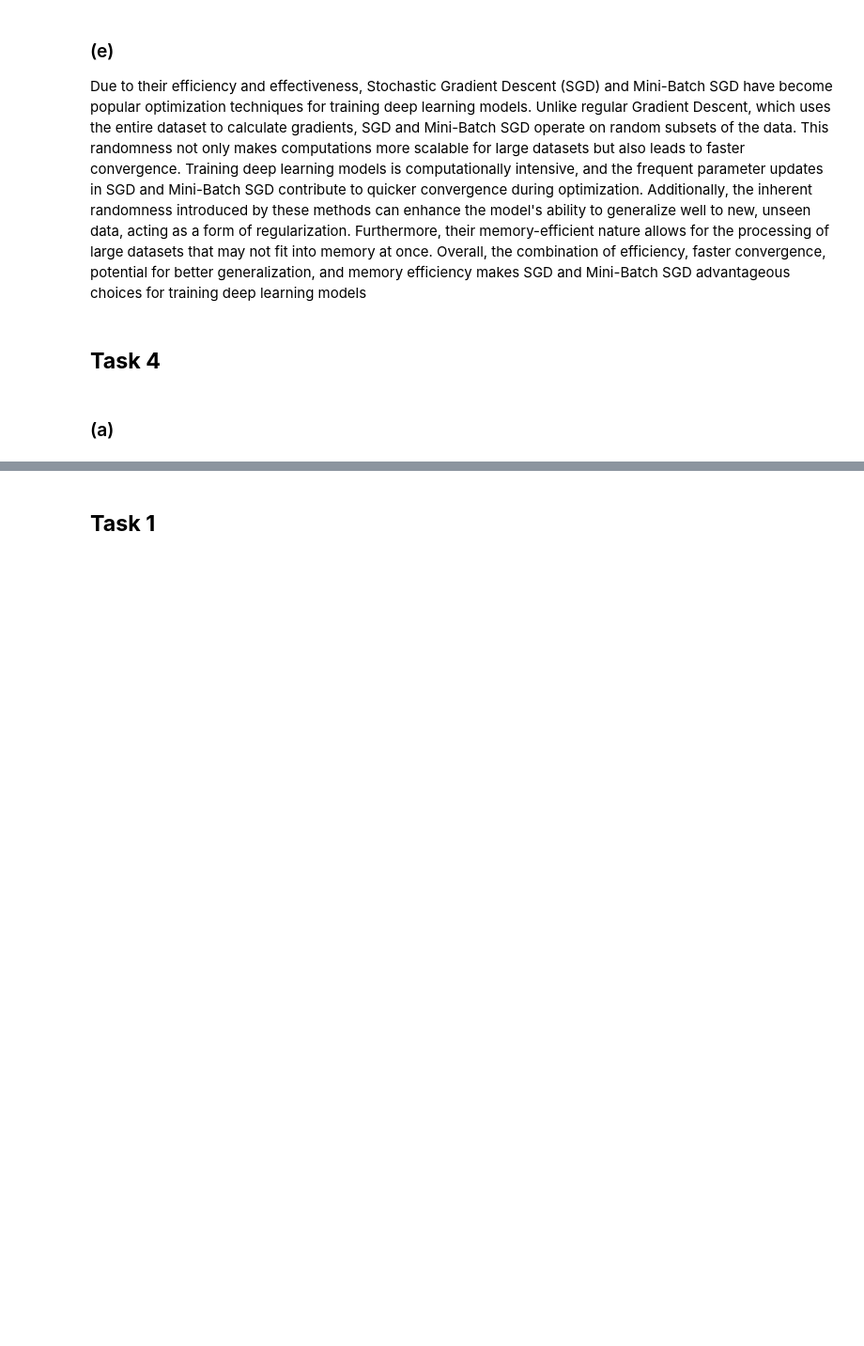
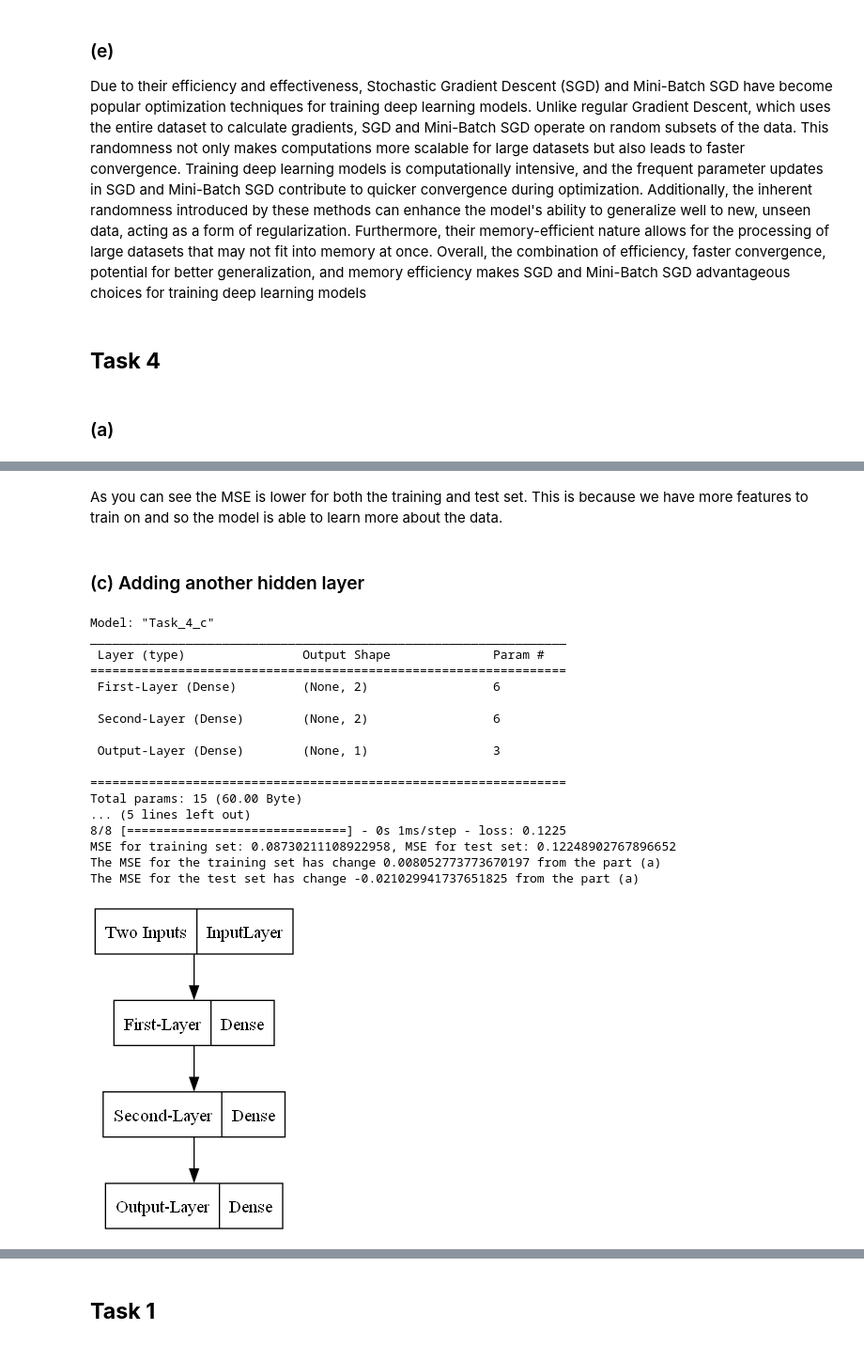
Before and after one commit to mortezaaghajanzadeh/Machine-learning-in-Finance, a Jupyter notebook: Exam/Morteza_Exam.ipynb, the cells around one changed output, grey strips where cells are left out. Shown at 94% size. Cells and saved outputs as stored; diff of their text form; code cells hidden in the pictures; blank space fills up the shorter version.

```diff
--- a/Exam/Morteza_Exam.ipynb
+++ b/Exam/Morteza_Exam.ipynb
@@ -237,0 +318,72 @@ None
+# %% [markdown]
+As you can see the MSE is lower for both the training and test set. This is because we have more features to train on and so the model is able to learn more about the data.
+# %% [markdown]
+### (c) Adding another hidden layer
+# %%
+random.seed(13990508)
+# Define target.
+y = data['Inflation'].iloc[1:]
+
+# Define features.
+X = data[['Inflation', 'Unemployment']].iloc[:-1]
+
+# Create train and test sets.
+y_train, y_test = y.iloc[:400], y.iloc[400:]
+X_train, X_test = X.iloc[:400], X.iloc[400:]
+
+# Define sequential model.
+model = tf.keras.models.Sequential(name="Task_4_c")
+
+# Add input layer.
+model.add(tf.keras.Input(shape=(2,),name = "Two Inputs"))
+
+# Define dense layer.
+model.add(tf.keras.layers.Dense(2, activation="relu", name = "First-Layer" ))
+
+# Add hidden layer.
+model.add(tf.keras.layers.Dense(2, activation="relu", name = "Second-Layer" ))
+
+
+# Define output layer.
+model.add(tf.keras.layers.Dense(1, activation="linear",name = "Output-Layer"))
+
+# Compile the model.
+model.compile(loss="mse", optimizer= tf.keras.optimizers.Adam())
+
+# Train the model.
+model.fit(X_train, y_train, epochs=100,verbose=0)
+
+
+# Print model architecture.
+print(model.summary())
+
+# Evaluate training set using MSE.
+MSE_train_c = model.evaluate(X_train, y_train)
+
+# Evaluate test set using MSE.
+MSE_test_c = model.evaluate(X_test, y_test)
+
+print("MSE for training set: {}, MSE for test set: {}".format(MSE_train_c,MSE_test_c))
+print("The MSE for the training set has change {} from the part (a) ".format(MSE_train_c-MSE_train_a))
+print("The MSE for the test set has change {} from the part (a)".format(MSE_test_c-MSE_test_a))
+
+tf.keras.utils.plot_model(model)
+# %% [output]
+Model: "Task_4_c"
+_________________________________________________________________
+ Layer (type)                Output Shape              Param #
+=================================================================
+ First-Layer (Dense)         (None, 2)                 6
+
+ Second-Layer (Dense)        (None, 2)                 6
+
+ Output-Layer (Dense)        (None, 1)                 3
+
+=================================================================
+Total params: 15 (60.00 Byte)
+... (5 lines left out)
+8/8 [==============================] - 0s 1ms/step - loss: 0.1225
+MSE for training set: 0.08730211108922958, MSE for test set: 0.12248902767896652
+The MSE for the training set has change 0.008052773773670197 from the part (a)
+The MSE for the test set has change -0.021029941737651825 from the part (a)
+[figure, added]
```
Also changed, not shown: parts of 32 cells of this notebook, 2 other files.
